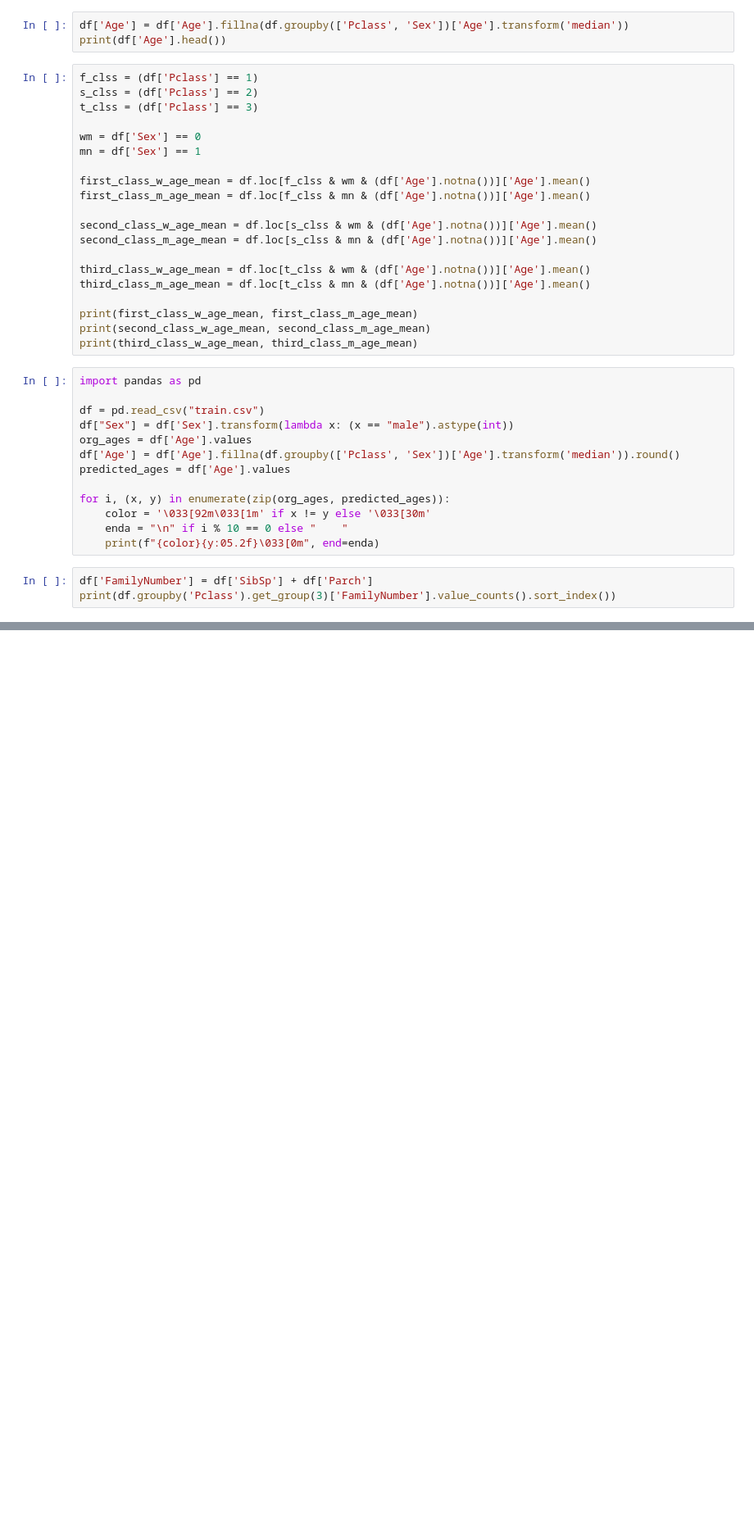
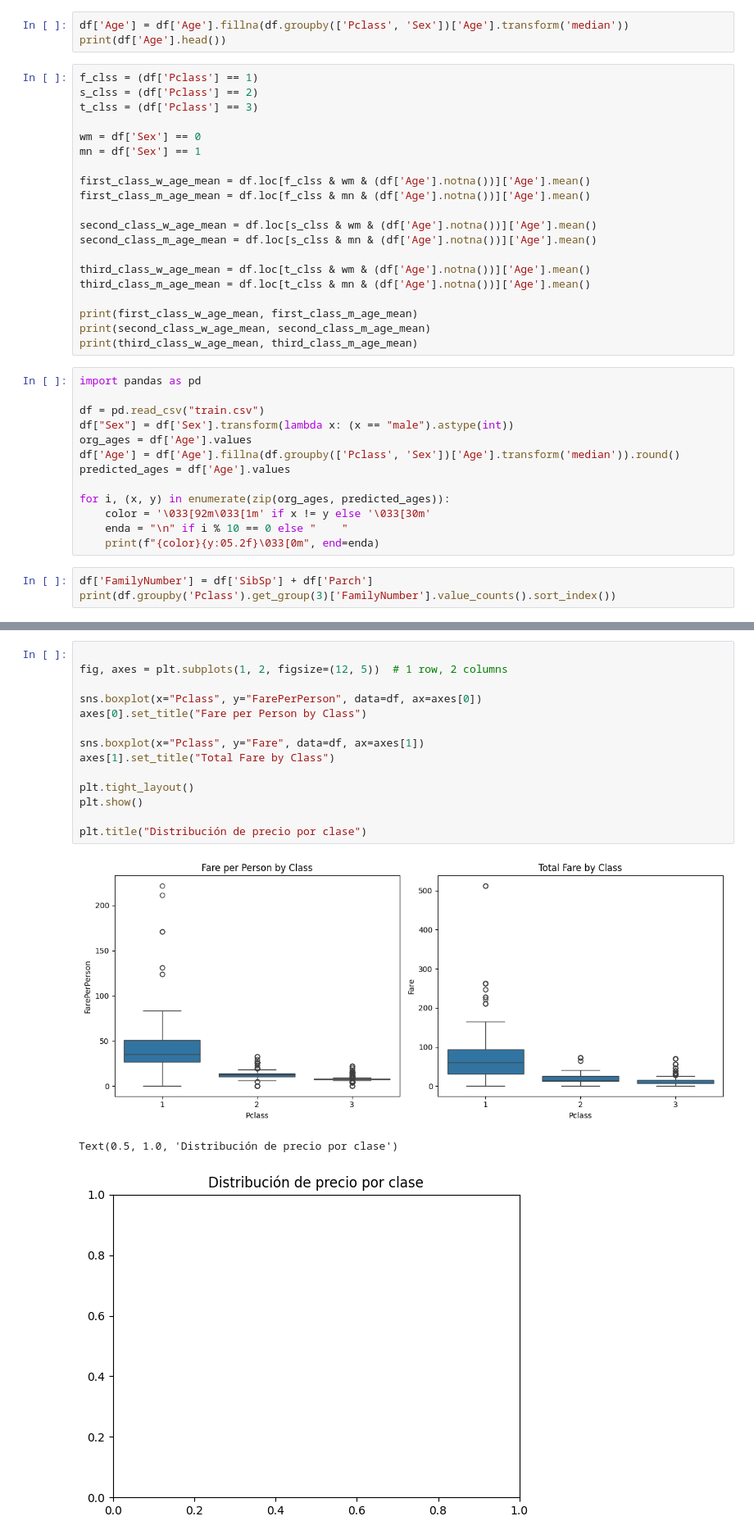
Before and after one commit to IgPugliese/titanic, a Jupyter notebook: book.ipynb, the cells around one changed output, grey strips where cells are left out. Shown at 82% size. Cells and saved outputs as stored; diff of their text form; blank space fills up the shorter version.

```diff
--- a/book.ipynb
+++ b/book.ipynb
@@ -59,0 +79,18 @@ KeyError: "None of [Index([   nan,  'C85',    nan, 'C123',    nan,    nan,  'E46
+# %%
+
+fig, axes = plt.subplots(1, 2, figsize=(12, 5))  # 1 row, 2 columns
+
+sns.boxplot(x="Pclass", y="FarePerPerson", data=df, ax=axes[0])
+axes[0].set_title("Fare per Person by Class")
+
+sns.boxplot(x="Pclass", y="Fare", data=df, ax=axes[1])
+axes[1].set_title("Total Fare by Class")
+
+plt.tight_layout()
+plt.show()
+
+plt.title("Distribución de precio por clase")
+# %% [output]
+[figure, added]
+Text(0.5, 1.0, 'Distribución de precio por clase')
+[figure, added]
```
Also changed, not shown: parts of 6 cells of this notebook, 2 other files.
